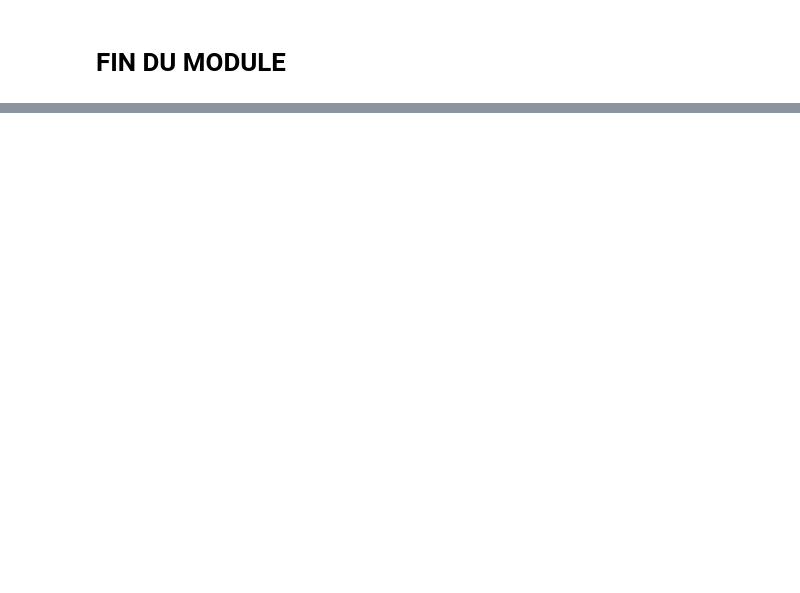
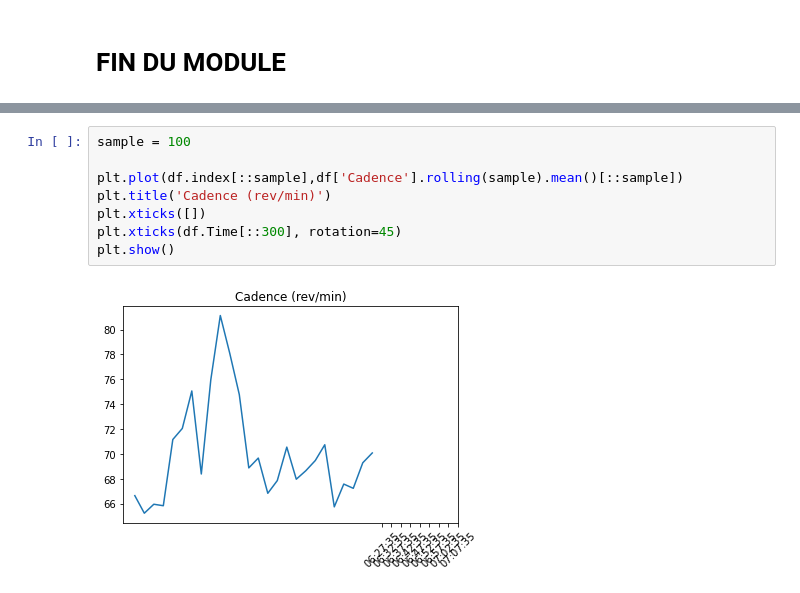
Before and after one commit to BernardRaust/ASD-5000F, a Jupyter notebook: Create Hums message.ipynb, the cells around one changed output, grey strips where cells are left out. Drawn from its saved outputs; the diff is of its cells as text; blank space fills up the shorter version.

```diff
--- a/Create Hums message.ipynb
+++ b/Create Hums message.ipynb
@@ -646,0 +770,10 @@ fig
+# %%
+sample = 100
+
+plt.plot(df.index[::sample],df['Cadence'].rolling(sample).mean()[::sample])
+plt.title('Cadence (rev/min)')
+plt.xticks([])
+plt.xticks(df.Time[::300], rotation=45)
+plt.show()
+# %% [output]
+[figure, added]
```
Also changed, not shown: parts of 22 cells of this notebook, 1 other file.
